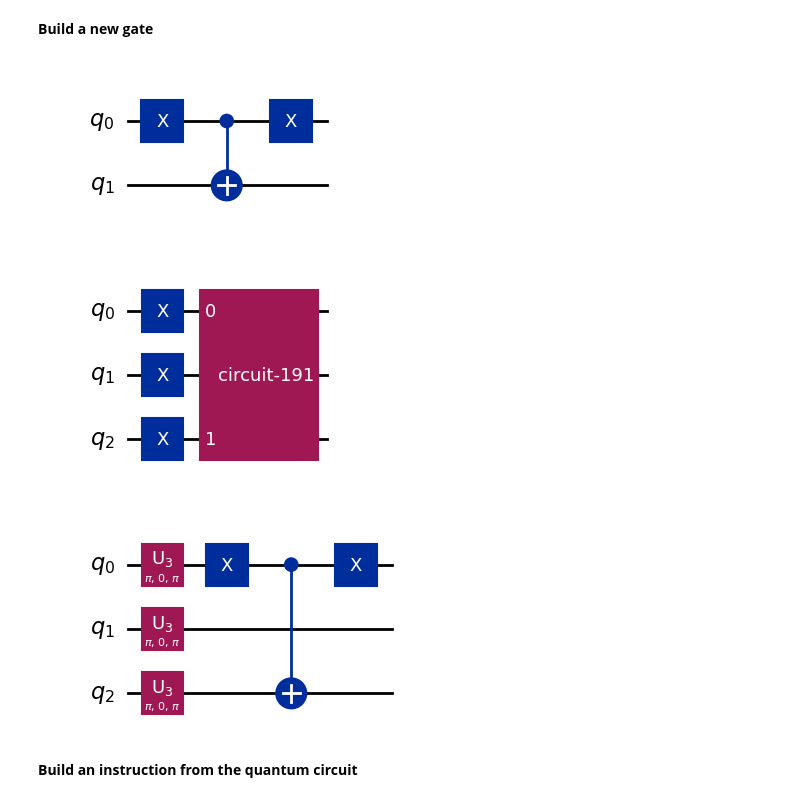
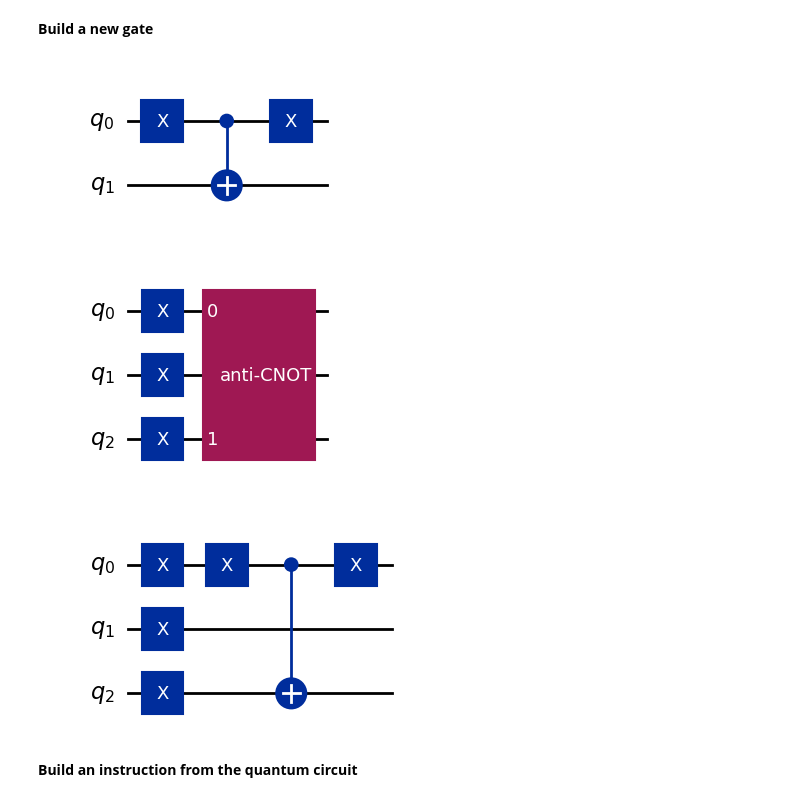
Before and after one commit to AKookani/Qiskit_course, a Jupyter notebook: Qiskit0.ipynb, the cells around one changed output. Drawn from its saved outputs; the diff is of its cells as text; code cells hidden in the pictures.

```diff
--- a/Qiskit0.ipynb
+++ b/Qiskit0.ipynb
@@ -502,38 +502,41 @@ cx q[0], q[1];
 anti_cnot_qc = QuantumCircuit(2)
 
 # Apply X (NOT) gate to the first qubit
 anti_cnot_qc.x(0)
 
 # Apply CNOT gate with control qubit 0 and target qubit 1
 anti_cnot_qc.cx(0, 1)
 
 # Apply X (NOT) gate again to the first qubit
 anti_cnot_qc.x(0)
 
 # Display the drawn circuit of the anti-CNOT
 display(anti_cnot_qc.draw("mpl"))
 
 # Convert the above circuit into a gate
-anti_cnot_gate = anti_cnot_qc.to_gate()
+anti_cnot_gate = anti_cnot_qc.to_gate(label='anti-CNOT')
+
+# Display the gate definition
+anti_cnot_gate.definition.draw("mpl")
 
 # Create a new quantum circuit with 3 qubits
 qc = QuantumCircuit(3)
 
 # Apply X (NOT) gates to the first, second, and third qubits
 qc.x([0, 1, 2])
 
 # Append the anti-CNOT gate, using qubit 0 as control and qubit 2 as target
 qc.append(anti_cnot_gate, [0, 2])
 
 # Display the drawn circuit with the anti-CNOT gate appended
 display(qc.draw("mpl"))
 
-# Decompose the appended gate back into its basic gates and draw the circuit
-qc.decompose().draw("mpl")
+# Decompose ONLY the anti-CNOT gate by referencing its label
+qc.decompose(gates_to_decompose="anti-CNOT").draw("mpl")
 # %% [output]
 [figure]
-[figure, old version]
+[figure, new version]
-[figure, old version]
+[figure, new version]
 # %% [markdown]
 **Build an instruction from the quantum circuit**
 # %%
```
Also changed, not shown: parts of 9 cells of this notebook.
